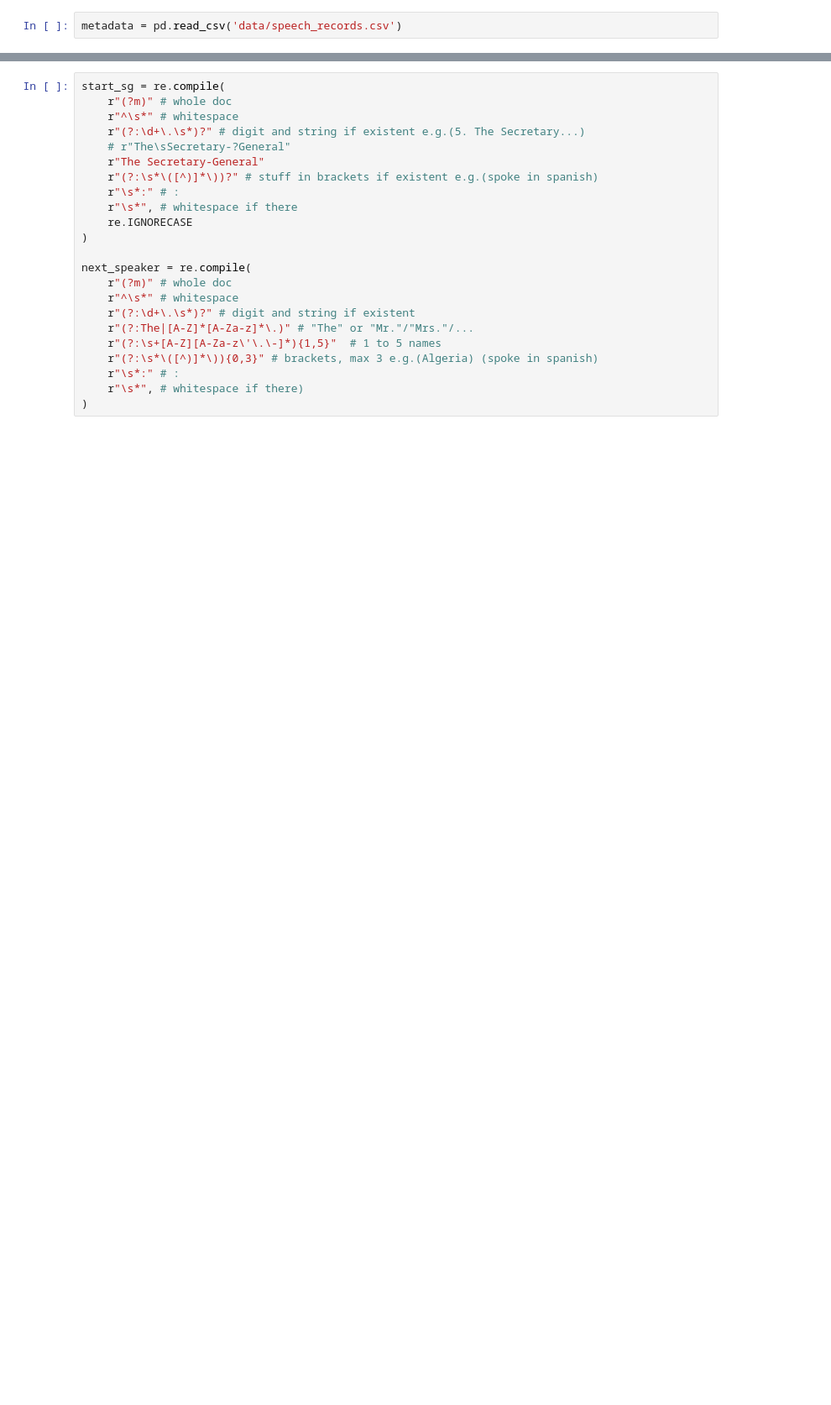
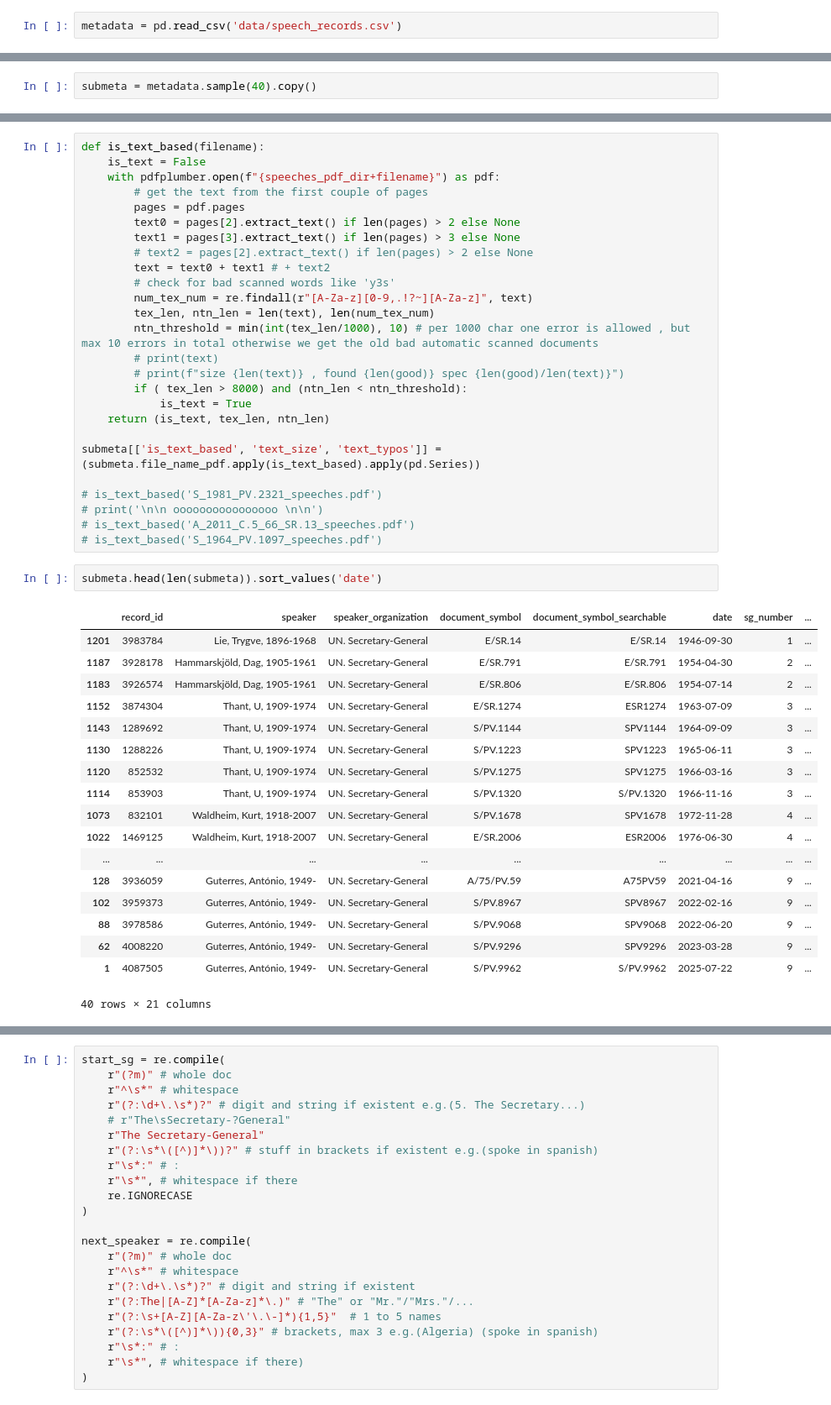
Before and after one commit to JakobOnTheShore/PDS_UNSG_text_corpus, a Jupyter notebook: 03_pdf_to_txt_text_based.ipynb, the cells around one changed output, grey strips where cells are left out. Shown at 84% size. Cells and saved outputs as stored; diff of their text form; blank space fills up the shorter version.

Commit message:
add draft for text based pipeline

```diff
--- a/03_pdf_to_txt_text_based.ipynb
+++ b/03_pdf_to_txt_text_based.ipynb
@@ -22,0 +71,2 @@ metadata.head(1)
+# %%
+submeta = metadata.sample(40).copy()
@@ -22,0 +107,47 @@ metadata.head(1)
+# %%
+def is_text_based(filename):
+    is_text = False
+    with pdfplumber.open(f"{speeches_pdf_dir+filename}") as pdf:
+        # get the text from the first couple of pages
+        pages = pdf.pages
+        text0 = pages[2].extract_text() if len(pages) > 2 else None
+        text1 = pages[3].extract_text() if len(pages) > 3 else None
+        # text2 = pages[2].extract_text() if len(pages) > 2 else None
+        text = text0 + text1 # + text2
+        # check for bad scanned words like 'y3s'
+        num_tex_num = re.findall(r"[A-Za-z][0-9,.!?~][A-Za-z]", text)
+        tex_len, ntn_len = len(text), len(num_tex_num)
+        ntn_threshold = min(int(tex_len/1000), 10) # per 1000 char one error is allowed , but max 10 errors in total otherwise we get the old bad automatic scanned documents
+        # print(text)
+        # print(f"size {len(text)} , found {len(good)} spec {len(good)/len(text)}")
+        if ( tex_len > 8000) and (ntn_len < ntn_threshold):
+            is_text = True
+    return (is_text, tex_len, ntn_len)
+
+submeta[['is_text_based', 'text_size', 'text_typos']] = (submeta.file_name_pdf.apply(is_text_based).apply(pd.Series))
+
+# is_text_based('S_1981_PV.2321_speeches.pdf')
+# print('\n\n oooooooooooooooo \n\n')
+# is_text_based('A_2011_C.5_66_SR.13_speeches.pdf')
+# is_text_based('S_1964_PV.1097_speeches.pdf')
+# %%
+submeta.head(len(submeta)).sort_values('date')
+# %% [output]
+|  | record_id | speaker | speaker_organization | document_symbol | document_symbol_searchable | date | sg_number | ... |
+| 1201 | 3983784 | Lie, Trygve, 1896-1968 | UN. Secretary-General | E/SR.14 | E/SR.14 | 1946-09-30 | 1 | ... |
+| 1187 | 3928178 | Hammarskjöld, Dag, 1905-1961 | UN. Secretary-General | E/SR.791 | E/SR.791 | 1954-04-30 | 2 | ... |
+| 1183 | 3926574 | Hammarskjöld, Dag, 1905-1961 | UN. Secretary-General | E/SR.806 | E/SR.806 | 1954-07-14 | 2 | ... |
+| 1152 | 3874304 | Thant, U, 1909-1974 | UN. Secretary-General | E/SR.1274 | ESR1274 | 1963-07-09 | 3 | ... |
+| 1143 | 1289692 | Thant, U, 1909-1974 | UN. Secretary-General | S/PV.1144 | SPV1144 | 1964-09-09 | 3 | ... |
+| 1130 | 1288226 | Thant, U, 1909-1974 | UN. Secretary-General | S/PV.1223 | SPV1223 | 1965-06-11 | 3 | ... |
+| 1120 | 852532 | Thant, U, 1909-1974 | UN. Secretary-General | S/PV.1275 | SPV1275 | 1966-03-16 | 3 | ... |
+| 1114 | 853903 | Thant, U, 1909-1974 | UN. Secretary-General | S/PV.1320 | S/PV.1320 | 1966-11-16 | 3 | ... |
+| 1073 | 832101 | Waldheim, Kurt, 1918-2007 | UN. Secretary-General | S/PV.1678 | SPV1678 | 1972-11-28 | 4 | ... |
+| 1022 | 1469125 | Waldheim, Kurt, 1918-2007 | UN. Secretary-General | E/SR.2006 | ESR2006 | 1976-06-30 | 4 | ... |
+| ... | ... | ... | ... | ... | ... | ... | ... | ... |
+| 128 | 3936059 | Guterres, António, 1949- | UN. Secretary-General | A/75/PV.59 | A75PV59 | 2021-04-16 | 9 | ... |
+| 102 | 3959373 | Guterres, António, 1949- | UN. Secretary-General | S/PV.8967 | SPV8967 | 2022-02-16 | 9 | ... |
+| 88 | 3978586 | Guterres, António, 1949- | UN. Secretary-General | S/PV.9068 | SPV9068 | 2022-06-20 | 9 | ... |
+| 62 | 4008220 | Guterres, António, 1949- | UN. Secretary-General | S/PV.9296 | SPV9296 | 2023-03-28 | 9 | ... |
+| 1 | 4087505 | Guterres, António, 1949- | UN. Secretary-General | S/PV.9962 | S/PV.9962 | 2025-07-22 | 9 | ... |
+40 rows × 21 columns
```
Also changed, not shown: parts of 28 cells of this notebook, 2 other files.
